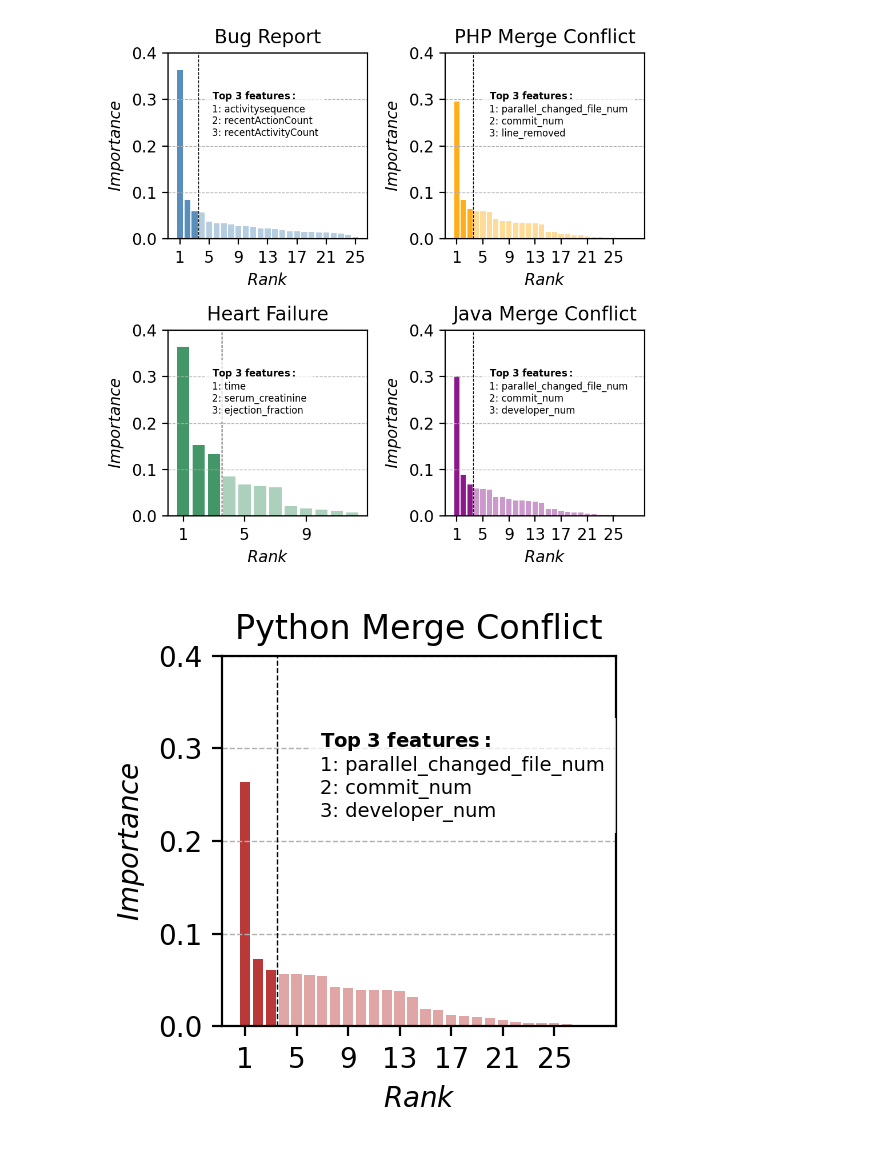
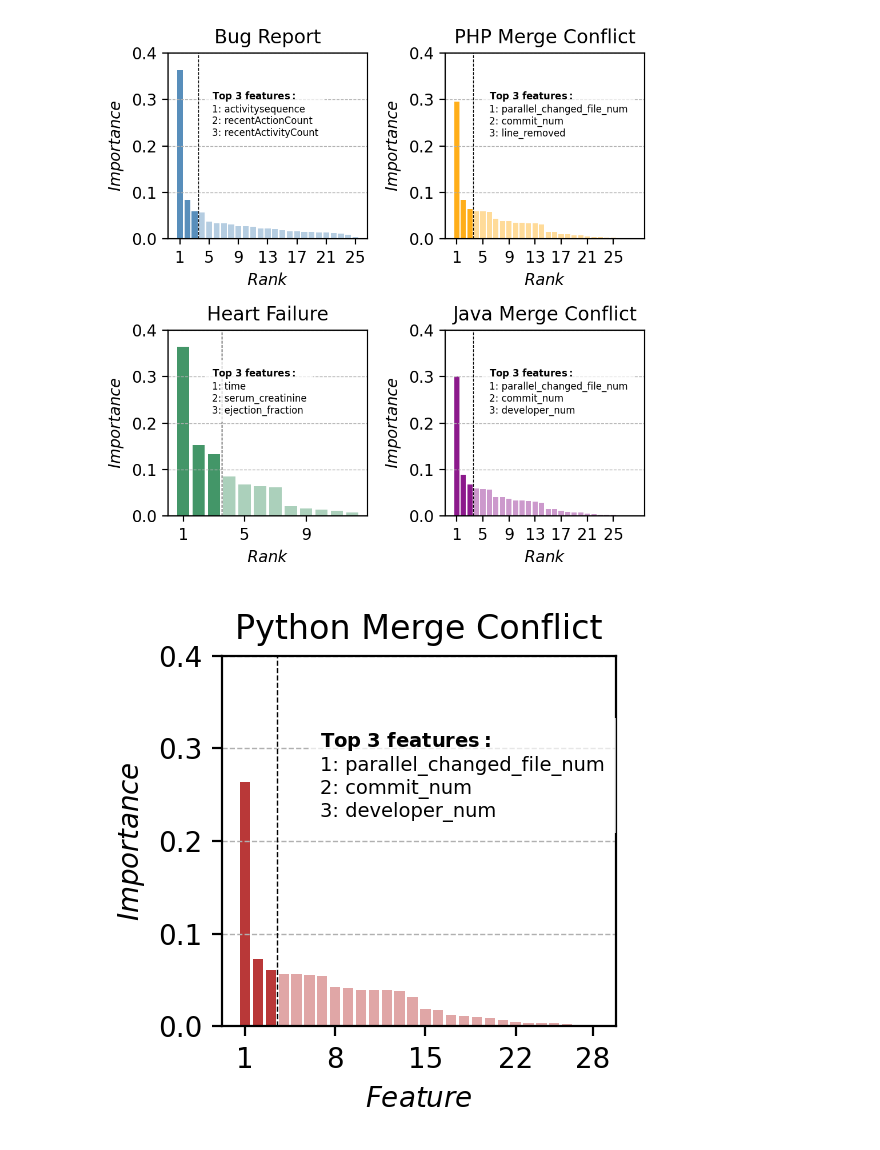
Before and after one commit to martineberlein/mmdfast-plus, a Jupyter notebook: notebooks/feature_analysis.ipynb, the cells around one changed output. Drawn from its saved outputs; the diff is of its cells as text; code cells hidden in the pictures.

```diff
--- a/notebooks/feature_analysis.ipynb
+++ b/notebooks/feature_analysis.ipynb
@@ -410,38 +489,38 @@ def plot_importance_single(df, title="Python Merge Conflict", color="darkred"):
         ax.bar(x[i], d["importance"][i], color=color, alpha=alpha)
 
     # Axis labels and title
-    ax.set_xlabel(r"$Rank$")
+    ax.set_xlabel(r"$Feature$")
     ax.set_ylabel(r"$Importance$")
     ax.set_title(title)
     ax.grid(True, linestyle="--", linewidth=0.5, axis="y")
     ax.set_ylim(0, 0.40)   # fixed y-scale for comparability
 
-    # Show rank numbers on x-axis (skip for density)
-    ax.set_xticks(x[::4])
-    ax.set_xticklabels(x[::4])
+    ticks = choose_tick_positions(len(d), max_ticks=5)
+    ax.set_xticks(ticks)
+    ax.set_xticklabels(ticks)
 
     # Vertical cutoff line between rank 3 and 4
     ax.axvline(3.5, color="black", linestyle="--", linewidth=0.5)
 
     # Annotate top 3 features
     top3 = d["feature"].iloc[:3].tolist()
     top3_text = (
         r"$\bf{Top\ 3\ features:}$"
         + f"\n1: {top3[0]}"
         + f"\n2: {top3[1]}"
         + f"\n3: {top3[2]}"
     )
     ax.text(
         0.25, 0.8, top3_text,
         transform=ax.transAxes, ha="left", va="top",
         fontsize=7, bbox=dict(facecolor="white", alpha=0.7, edgecolor="none")
     )
 
     plt.tight_layout()
-    plt.savefig("feature_importance_python.pdf", format="pdf", bbox_inches="tight")
+    plt.savefig("feature-importance-python.pdf", format="pdf", bbox_inches="tight")
     plt.show()
 
 # ---- Run for df_python ----
 plot_importance_single(df_python, title="Python Merge Conflict", color="firebrick")
 # %% [output]
-[figure, old version]
+[figure, new version]
```
Also changed, not shown: parts of 10 cells of this notebook.
